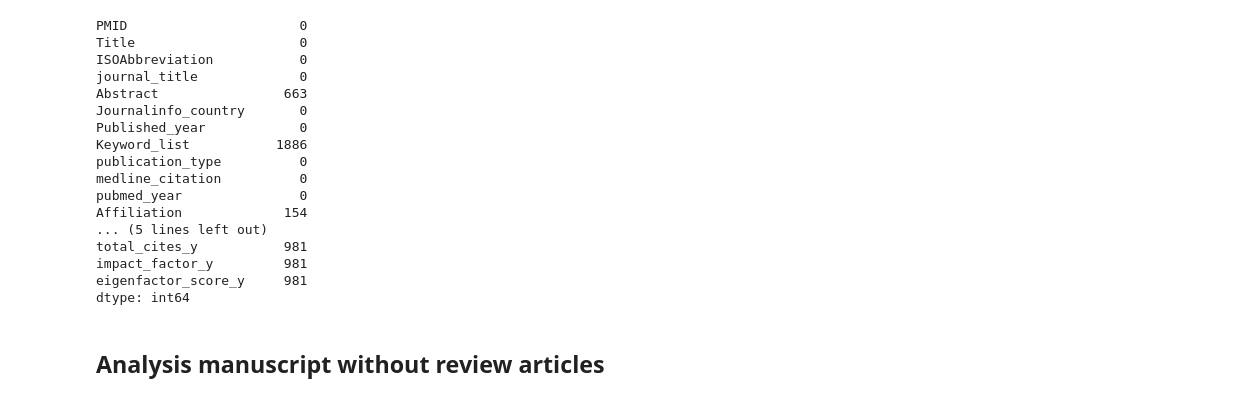
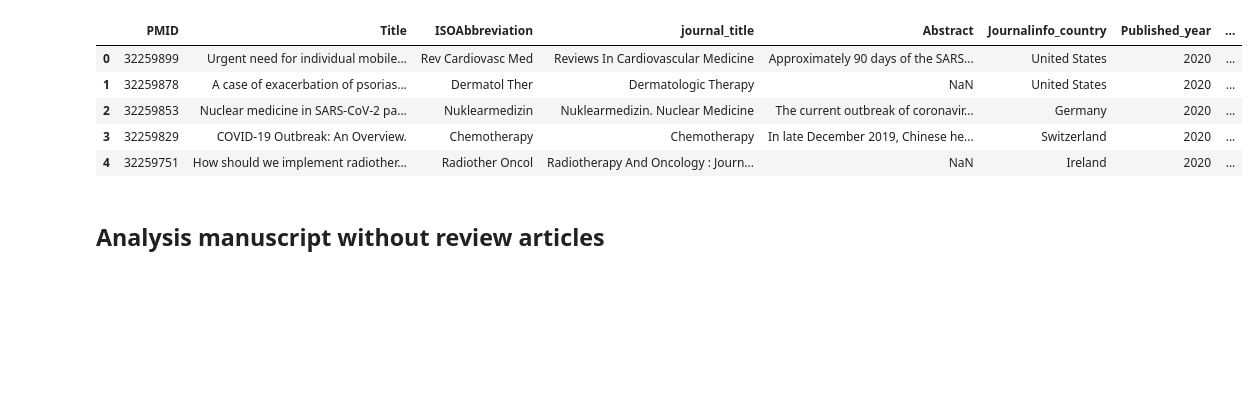
Before and after one commit to htanjore/covid19_pubmed, a Jupyter notebook: notebooks/covid19.ipynb, the cells around one changed output. Drawn from its saved outputs; the diff is of its cells as text; code cells hidden in the pictures; blank space fills up the shorter version.

```diff
--- a/notebooks/covid19.ipynb
+++ b/notebooks/covid19.ipynb
@@ -7,8 +9,8 @@ from bs4 import BeautifulSoup
 import re
 import requests
 from urllib.request import Request, urlopen
-pd.options.display.max_rows = 1500
-pd.options.display.max_columns = 1500
+pd.options.display.max_rows = 15000
+pd.options.display.max_columns = 15000
 %matplotlib inline
 # %%
 covid19 = pd.read_csv('../data/covid19.csv', sep = ",")
@@ -28,24 +66,13 @@ covid19.publication_type = covid19.publication_type.str.replace(',Journal Articl
 # %%
 # merge dataframes
 covid19 = covid19.merge(impact_factor, left_on = 'journal_title', right_on = 'journal_title', how = 'left')
-# %%
-covid19.isnull().sum()
-# %% [output]
-PMID                      0
-Title                     0
-ISOAbbreviation           0
-journal_title             0
-Abstract                663
-Journalinfo_country       0
-Published_year            0
-Keyword_list           1886
-publication_type          0
-medline_citation          0
-pubmed_year               0
-Affiliation             154
-... (5 lines left out)
-total_cites_y           981
-impact_factor_y         981
-eigenfactor_score_y     981
-dtype: int64
+# %%
+covid19.head()
+# %% [output]
+|  | PMID | Title | ISOAbbreviation | journal_title | Abstract | Journalinfo_country | Published_year | ... |
+| 0 | 32259899 | Urgent need for individual mobile... | Rev Cardiovasc Med | Reviews In Cardiovascular Medicine | Approximately 90 days of the SARS... | United States | 2020 | ... |
+| 1 | 32259878 | A case of exacerbation of psorias... | Dermatol Ther | Dermatologic Therapy | NaN | United States | 2020 | ... |
+| 2 | 32259853 | Nuclear medicine in SARS-CoV-2 pa... | Nuklearmedizin | Nuklearmedizin. Nuclear Medicine | The current outbreak of coronavir... | Germany | 2020 | ... |
+| 3 | 32259829 | COVID-19 Outbreak: An Overview. | Chemotherapy | Chemotherapy | In late December 2019, Chinese he... | Switzerland | 2020 | ... |
+| 4 | 32259751 | How should we implement radiother... | Radiother Oncol | Radiotherapy And Oncology : Journ... | NaN | Ireland | 2020 | ... |
 # %% [markdown]
```
Also changed, not shown: parts of 14 cells of this notebook, 9 other files.
